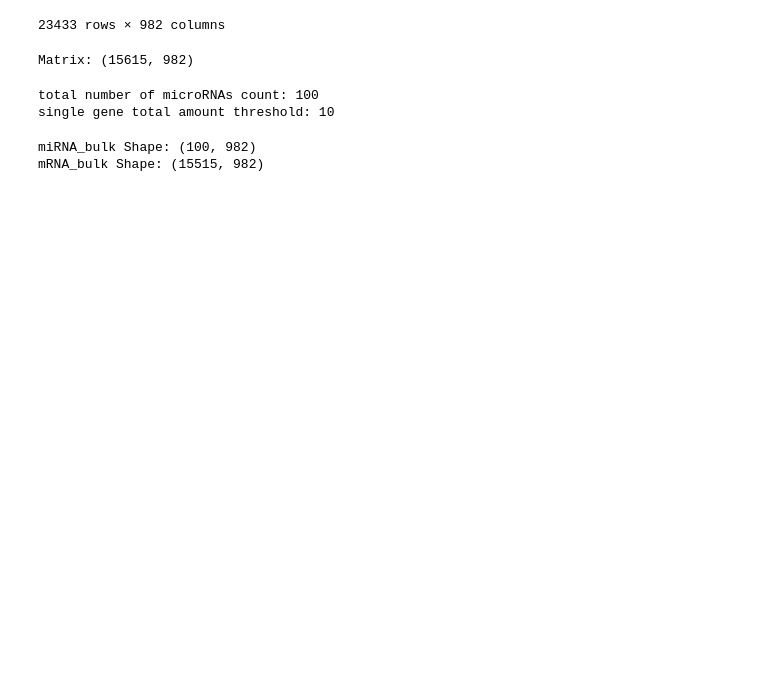
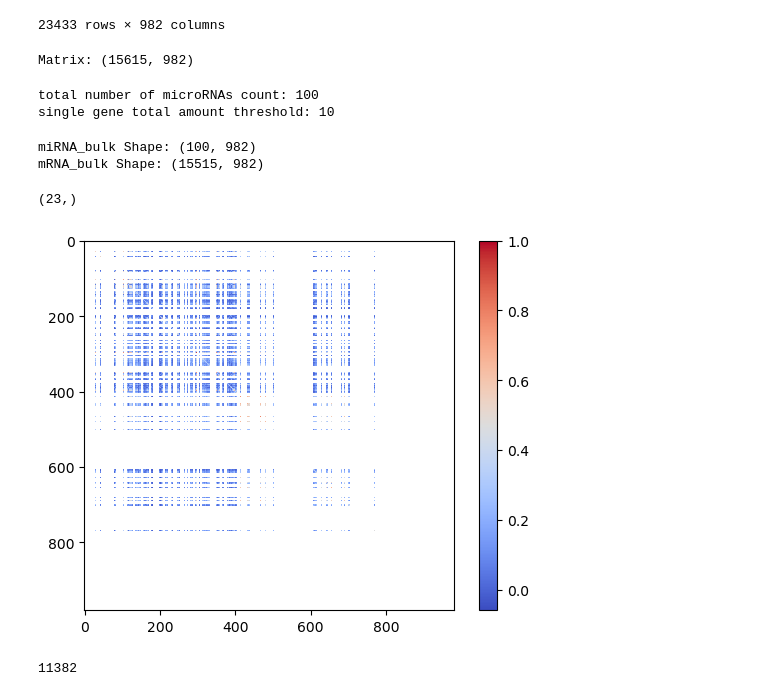
Before and after one commit to Fahim17/inferring-miRNA, a Jupyter notebook: data_manipulation.ipynb, the cells around one changed output. Cells and saved outputs as stored; diff of their text form; code cells hidden in the pictures; blank space fills up the shorter version.

```diff
--- a/data_manipulation.ipynb
+++ b/data_manipulation.ipynb
@@ -64,0 +63,14 @@ mRNA_bulk.to_csv('data_primary/mRNA_bulk.csv')
+# %%
+miRNA_bulk.index[(miRNA_bulk.iloc[:,1:].sum(axis = 1) >100)].shape
+# %% [output]
+(23,)
+# %%
+import matplotlib.pyplot as plt
+
+plt.imshow(corr, cmap='coolwarm')
+plt.colorbar()
+# plt.xticks(range(len(corr.columns)), corr.columns, rotation=90)
+# plt.yticks(range(len(corr.columns)), corr.columns)
+plt.show()
+# %% [output]
+[figure, added]
@@ -64,0 +96,4 @@ mRNA_bulk.to_csv('data_primary/mRNA_bulk.csv')
+# %%
+count
+# %% [output]
+11382
```
Also changed, not shown: parts of 10 cells of this notebook, 1 other file.
